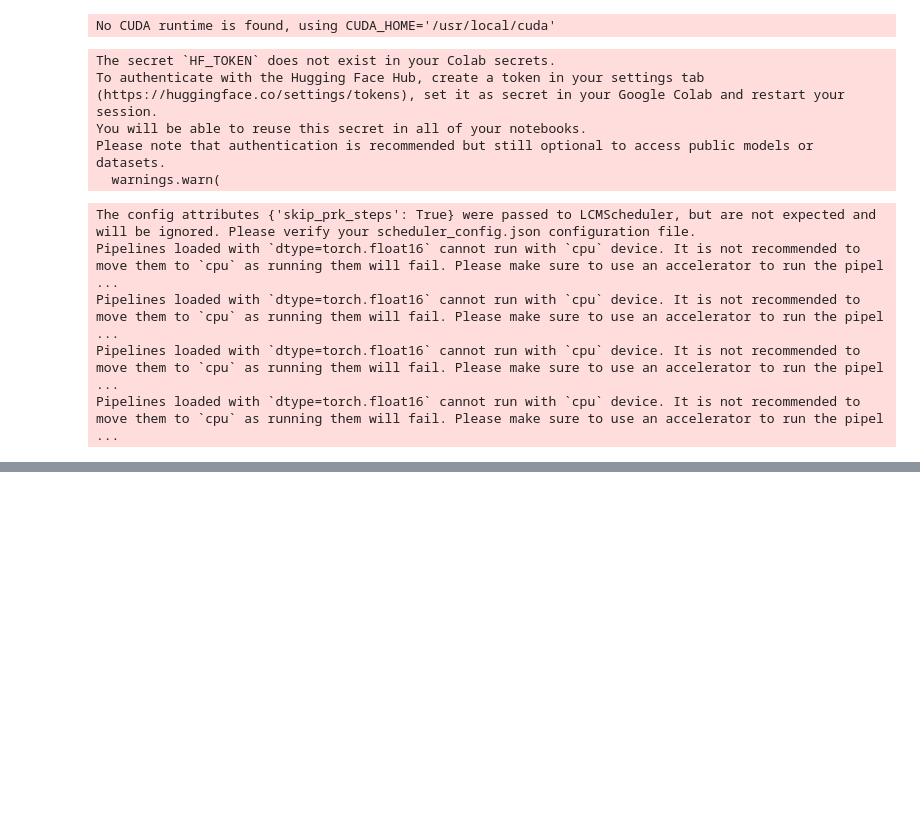
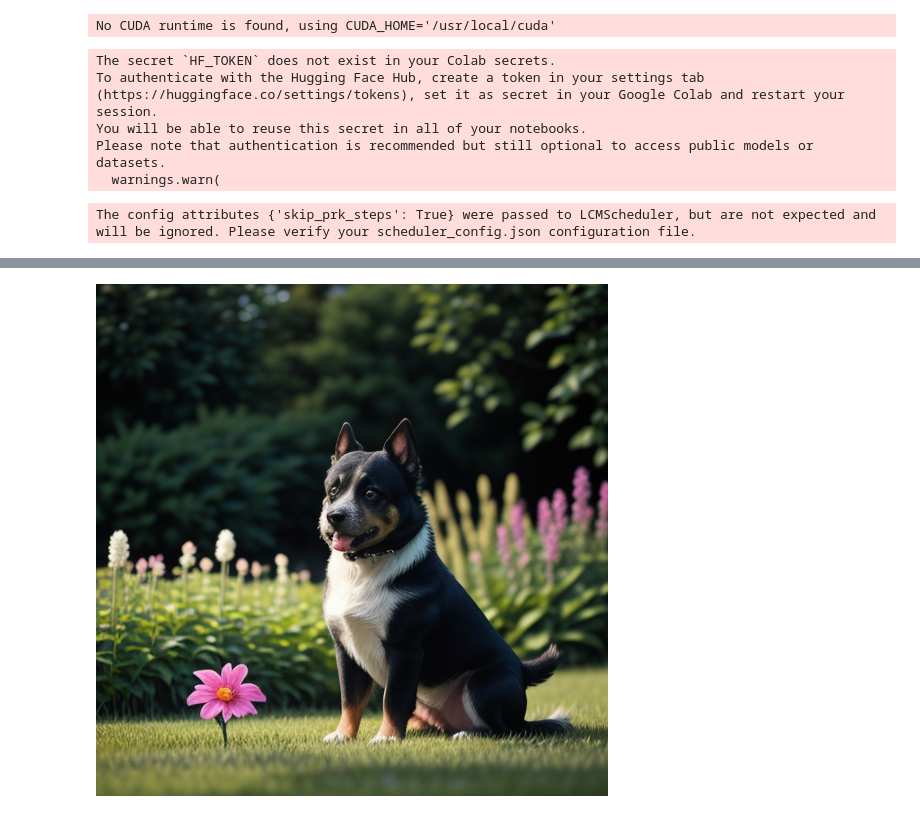
Before and after one commit to my-opencode/colaboratory-stable-diffusion, a Jupyter notebook: StableDiffusion15LCM.ipynb, the cells around one changed output, grey strips where cells are left out. Saved outputs shown, nothing was run; the diff lists cells and outputs as text; code cells hidden in the pictures; blank space fills up the shorter version.

Commit message:
Conditional run mode

```diff
--- a/StableDiffusion15LCM.ipynb
+++ b/StableDiffusion15LCM.ipynb
@@ -18,19 +18,30 @@ The cache for model files in Transformers v4.22.0 has been updated. Migrating yo
 No CUDA runtime is found, using CUDA_HOME='/usr/local/cuda'
 # %%
 # @title 3. Settings & init pipeline
+Run_Mode = "CPU" #@param ["CPU","GPU"]
 Checkpoint = "Lykon/dreamshaper-8" #@param ["Lykon/dreamshaper-8", "digiplay/Photon_v1"]
 Lora = "latent-consistency/lcm-lora-sdv1-5" #@param ["latent-consistency/lcm-lora-sdxl","latent-consistency/lcm-lora-sdv1-5","latent-consistency/lcm-lora-ssd-1b"]
 
-pipeline = StableDiffusionPipeline.from_pretrained(
+if (Run_Mode == "GPU") :
+  pipeline = StableDiffusionPipeline.from_pretrained(
     Checkpoint,
     torch_dtype=torch.float16,
     use_safetensors=True,
     variant="fp16",
+   )
+else :
+    StableDiffusionPipeline.from_pretrained(
+    Checkpoint,
+    use_safetensors=True,
     )
 
 pipeline.load_lora_weights(Lora)
 pipeline.scheduler = LCMScheduler.from_config(pipeline.scheduler.config)
-pipeline = pipeline.to('cpu', dtype=torch.float16)
+
+if (Run_Mode == "GPU") :
+  pipeline = pipeline.to('cuda', dtype=torch.float16)
+else :
+  pipeline = pipeline.to('cpu')
 # %% [output]
 The secret `HF_TOKEN` does not exist in your Colab secrets.
 To authenticate with the Hugging Face Hub, create a token in your settings tab (https://huggingface.co/settings/tokens), set it as secret in your Google Colab and restart your session.
@@ -38,16 +49,12 @@ You will be able to reuse this secret in all of your notebooks.
 Please note that authentication is recommended but still optional to access public models or datasets.
   warnings.warn(
 The config attributes {'skip_prk_steps': True} were passed to LCMScheduler, but are not expected and will be ignored. Please verify your scheduler_config.json configuration file.
-Pipelines loaded with `dtype=torch.float16` cannot run with `cpu` device. It is not recommended to move them to `cpu` as running them will fail. Please make sure to use an accelerator to run the pipel ...
-Pipelines loaded with `dtype=torch.float16` cannot run with `cpu` device. It is not recommended to move them to `cpu` as running them will fail. Please make sure to use an accelerator to run the pipel ...
-Pipelines loaded with `dtype=torch.float16` cannot run with `cpu` device. It is not recommended to move them to `cpu` as running them will fail. Please make sure to use an accelerator to run the pipel ...
-Pipelines loaded with `dtype=torch.float16` cannot run with `cpu` device. It is not recommended to move them to `cpu` as running them will fail. Please make sure to use an accelerator to run the pipel ...
 # %%
 # @title 4. Sampler settings & render
 prompt = "a dog in the garden" #@param {type:"string"}
 seed = 1234567890 #@param {type:"integer"}
-num_inference_steps = 27 #@param {type:"integer"}
-guidance_scale = 7.5 #@param {type:"number"}
+num_inference_steps = 6 #@param {type:"integer"}
+guidance_scale = 1.8 #@param {type:"number"}
 height = 512 #@param {type:"integer"}
 width = 512 #@param {type:"integer"}
 
@@ -64,3 +71,4 @@ image = pipeline(
 end_time = time.time()
 print(f"Elapsed time: {end_time - start_time} seconds")
 image
+# %% [output]
@@ -66,0 +76 @@ image
+[figure, added]
```
Also changed, not shown: parts of 1 cell of this notebook.
